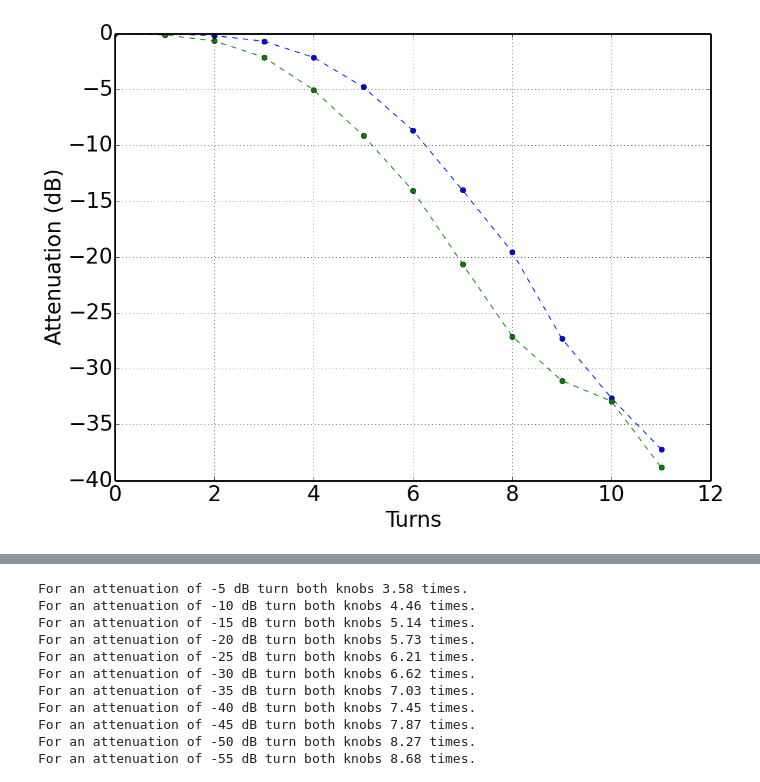
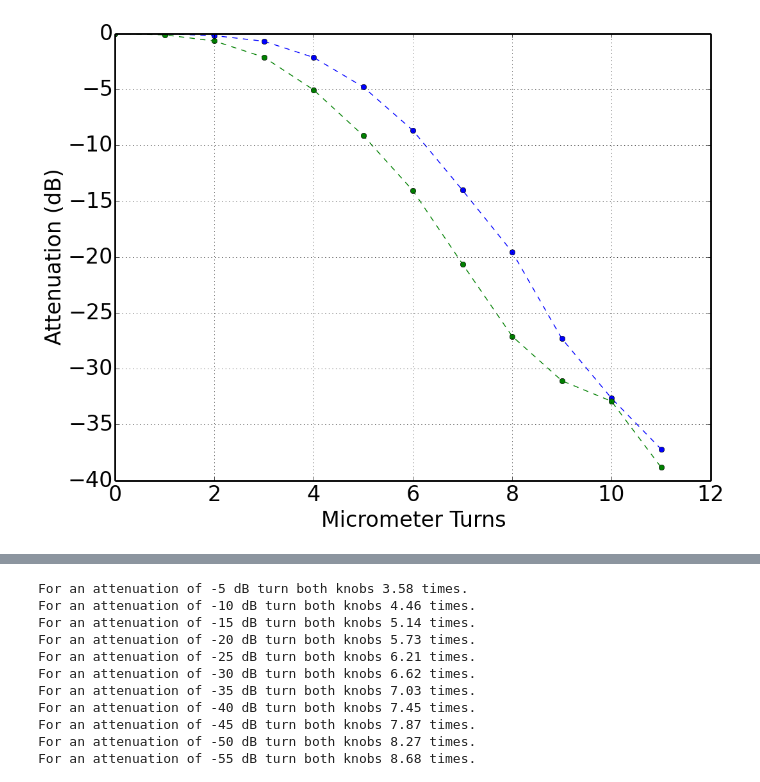
Before and after one commit to ColumbiaCMB/mmw-source, a Jupyter notebook: 2014-05-7_graphs-for-paper-consolidated.ipynb, the cells around one changed output, grey strips where cells are left out. Saved outputs shown, nothing was run; the diff lists cells and outputs as text; code cells hidden in the pictures.

```diff
--- a/2014-05-7_graphs-for-paper-consolidated.ipynb
+++ b/2014-05-7_graphs-for-paper-consolidated.ipynb
@@ -8,27 +8,27 @@ rcParams['axes.grid']=True
 # %%
 import attenuation_turns_converter
 
 mickey=attenuation_turns_converter.attenuationConverter(datafile='2014-04-21_mickey_only.npz')
 minnie=attenuation_turns_converter.attenuationConverter(datafile='2014-04-21_minnie_only.npz')
 
 mickey_top=attenuation_turns_converter.attenuationConverter(datafile='2014-04-21_mickey_-15dbminnie.npz')
 minnie_top=attenuation_turns_converter.attenuationConverter(datafile='2014-04-21_minnie_-15dbmickey.npz')
 
 adjust_mickey = [item - mickey.db_list[9]+mickey_top.db_list[8] for item in mickey.db_list[9:]]
 adjust_minnie = [item - minnie.db_list[22]+minnie_top.db_list[8] for item in minnie.db_list[22:]]
 
 total_mickey=mickey_top.db_list[:8]+adjust_mickey
 total_minnie=minnie_top.db_list[:8]+adjust_minnie
 
 fig1=figure(1)
 ax1=fig1.add_subplot(111)
 ax1.set_ylabel('Attenuation (dB)')
-ax1.set_xlabel('Turns')
+ax1.set_xlabel('Micrometer Turns')
 # ax4.set_title('Turns versus attenuation for mickey and minnie')
 ax1.plot(total_mickey,'--o', total_minnie, '--o')
 fig1.savefig('plots/attenuation_mickey_minnie.pdf')
 # %% [output]
-[figure, old version]
+[figure, new version]
 # %%
 total=[total_mickey[i]+total_minnie[i] for i in range(len(total_mickey))]
 
```
Also changed, not shown: parts of 3 cells of this notebook, 9 other files.
